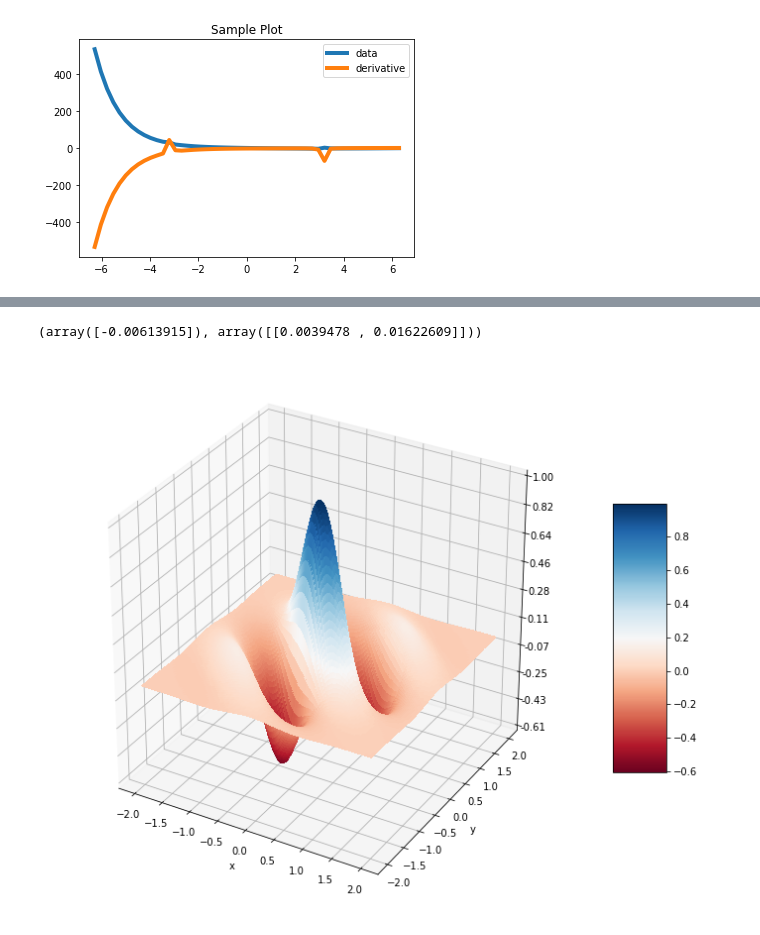
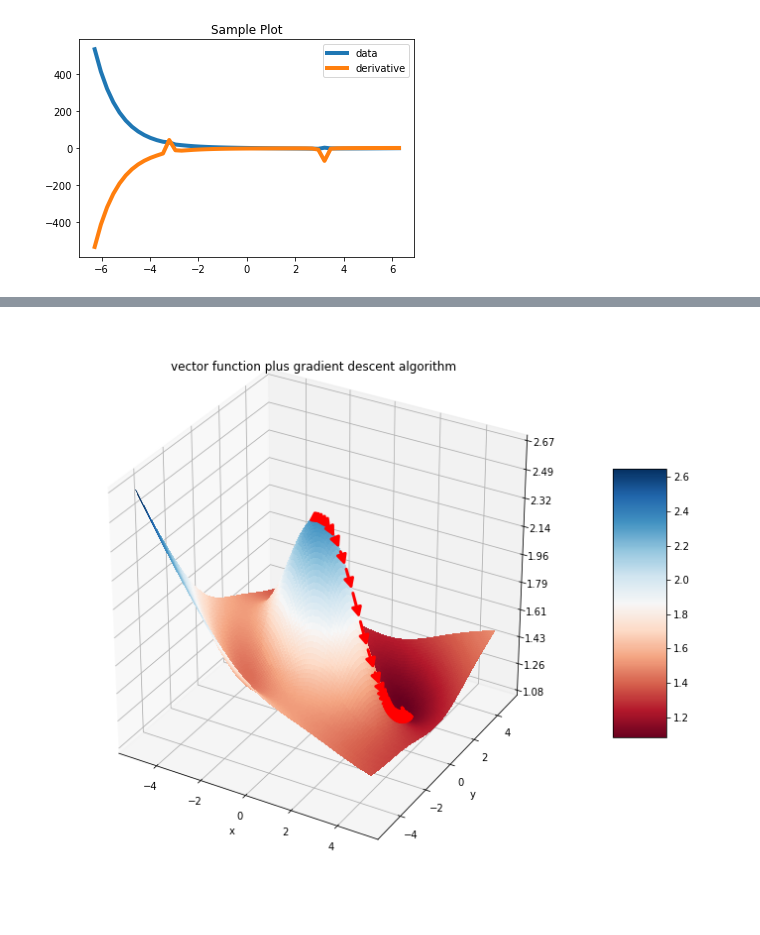
Before and after one commit to cs207-project-group4/cs207-FinalProject, a Jupyter notebook: Demo_Notebook.ipynb, the cells around one changed output, grey strips where cells are left out. Cells and saved outputs as stored; diff of their text form; code cells hidden in the pictures.

Commit message:
adding nice plot

```diff
--- a/Demo_Notebook.ipynb
+++ b/Demo_Notebook.ipynb
@@ -138,8 +138,4 @@ def vector_function(x,y):
 def data_function(x,y):
     data, grad= vector_function(x,y)
     return(data)
-# %%
-vector_function(1,2)
-# %% [output]
-(array([-0.00613915]), array([[0.0039478 , 0.01622609]]))
 # %%
@@ -159,18 +146,65 @@ import matplotlib.pyplot as plt
+# %%
+from mpl_toolkits.mplot3d import Axes3D
+from matplotlib import cm
+from matplotlib.ticker import LinearLocator, FormatStrFormatter
+import matplotlib.pyplot as plt
+
+from matplotlib.patches import FancyArrowPatch
+from mpl_toolkits.mplot3d import proj3d
+
+class Arrow3D(FancyArrowPatch):
+    def __init__(self, xs, ys, zs, *args, **kwargs):
+        FancyArrowPatch.__init__(self, (0,0), (0,0), *args, **kwargs)
+        self._verts3d = xs, ys, zs
+
+    def draw(self, renderer):
+        xs3d, ys3d, zs3d = self._verts3d
+        xs, ys, zs = proj3d.proj_transform(xs3d, ys3d, zs3d, renderer.M)
+        self.set_positions((xs[0],ys[0]),(xs[1],ys[1]))
+        FancyArrowPatch.draw(self, renderer)
 # %%
+vf=np.vectorize(data_function)
+
+Z=vf(X,Y)
 
 fig = plt.figure(figsize=(12,10))
 ax = fig.gca(projection='3d')
 surf = ax.plot_surface(X, Y, Z, rstride=1, cstride=1,
                       cmap=cm.RdBu,linewidth=0, antialiased=False)
 
 ax.zaxis.set_major_locator(LinearLocator(10))
 ax.zaxis.set_major_formatter(FormatStrFormatter('%.02f'))
 plt.xlabel('x')
 plt.ylabel('y')
-plt.
+plt.title('vector function plus gradient descent algorithm')
+plt.legend()
 
 fig.colorbar(surf, shrink=0.5, aspect=5)
 
+
+x=0.1
+y=-0.1
+
+lr=0.5
+
+for i in range(100):
+    data, gradient = vector_function(x,y)
+    gradient=gradient[0]
+
+    x_n=x-lr*gradient[0]
+    y_n=y-lr*gradient[1]
+
+    data_n, gradient_n=vector_function(x_n, y_n)
+
+    a = Arrow3D([x,x_n], [y,y_n],
+            [data[0],data_n[0]], mutation_scale=20,
+            lw=3, arrowstyle="-|>", color="r")
+    ax.add_artist(a)
+
+    x=x_n
+    y=y_n
+ax.add_artist(a)
+plt.draw()
 plt.show()
 # %% [output]
-[figure, old version]
+[figure, new version]
```
Also changed, not shown: parts of 4 cells of this notebook, 1 other file.
